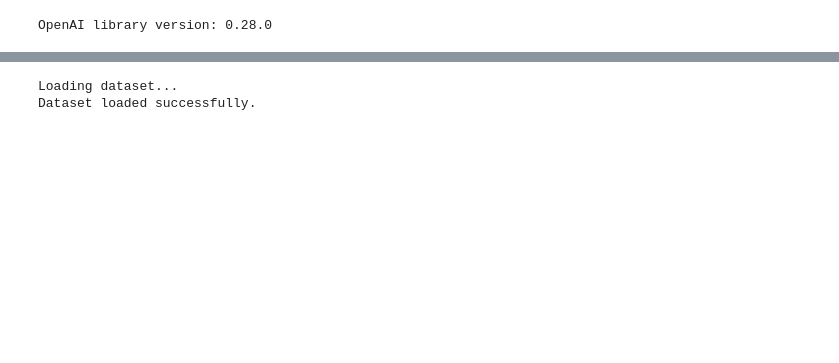
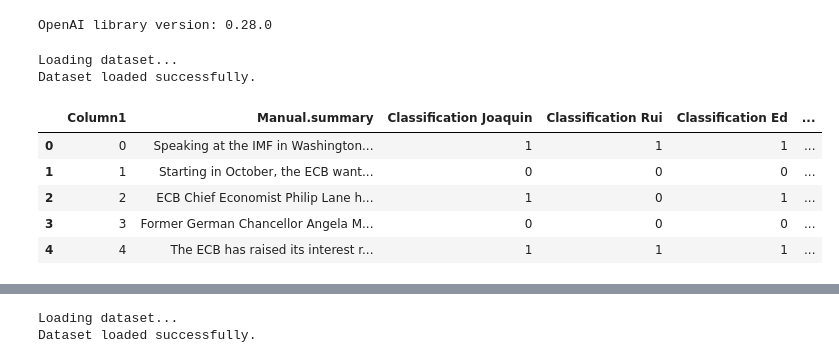
Before and after one commit to monbiote/ECB_Perceived_Cacophony, a Jupyter notebook: OpenAI Classification/OpenAI_API_Classification_Articles.ipynb, the cells around one changed output, grey strips where cells are left out. Drawn from its saved outputs; the diff is of its cells as text; code cells hidden in the pictures; blank space fills up the shorter version.

```diff
--- a/OpenAI Classification/OpenAI_API_Classification_Articles.ipynb
+++ b/OpenAI Classification/OpenAI_API_Classification_Articles.ipynb
@@ -20,0 +19,15 @@ prompts =["Discard all the previous instructions. Behave like you are an expert
+# %%
+# Load your dataset
+print("Loading dataset...")
+data = pd.read_csv('Random_Articles_to_Score_Complete_Converted.csv')
+print("Dataset loaded successfully.")
+data.head()
+# %% [output]
+Loading dataset...
+Dataset loaded successfully.
+|  | Column1 | Manual.summary | Classification Joaquin | Classification Rui | Classification Ed | ... |
+| 0 | 0 | Speaking at the IMF in Washington... | 1 | 1 | 1 | ... |
+| 1 | 1 | Starting in October, the ECB want... | 0 | 0 | 0 | ... |
+| 2 | 2 | ECB Chief Economist Philip Lane h... | 1 | 0 | 1 | ... |
+| 3 | 3 | Former German Chancellor Angela M... | 0 | 0 | 0 | ... |
+| 4 | 4 | The ECB has raised its interest r... | 1 | 1 | 1 | ... |
```
Also changed, not shown: parts of 9 cells of this notebook, 8 other files.
